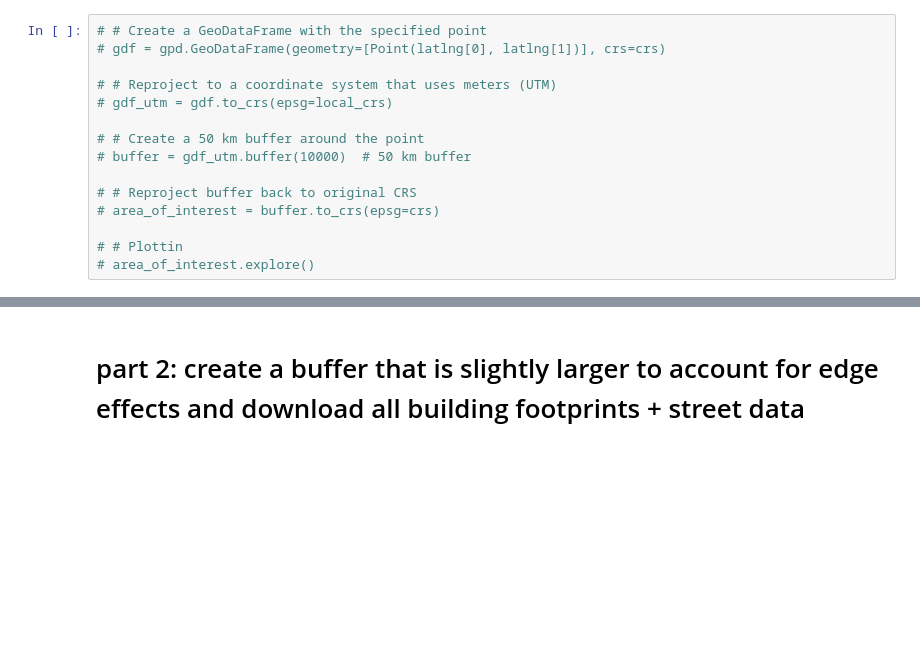
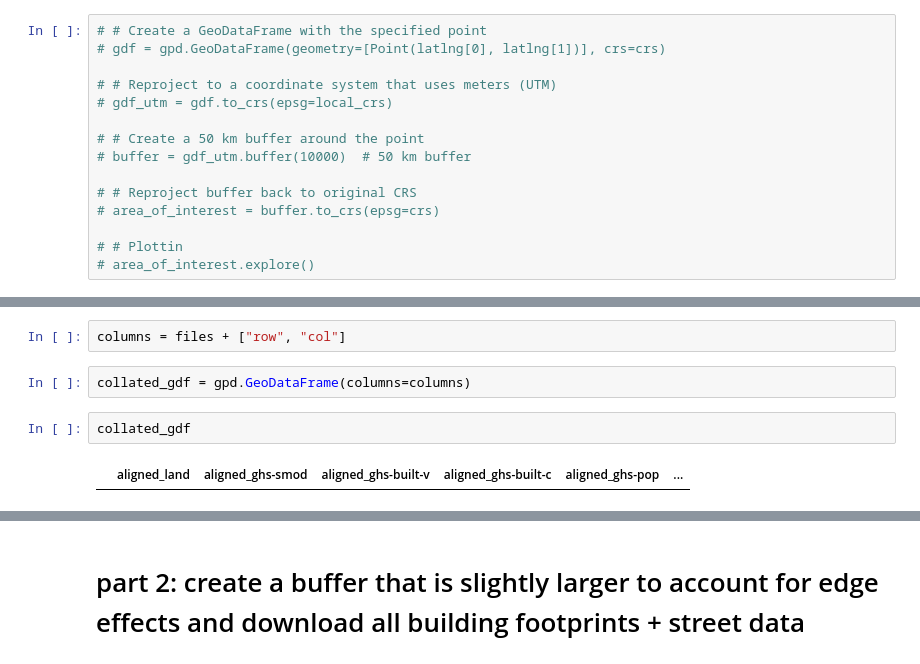
Before and after one commit to virgilxw/Morphology_model_v1, a Jupyter notebook: 1_downloading_data.ipynb, the cells around one changed output, grey strips where cells are left out. Cells and saved outputs as stored; diff of their text form; blank space fills up the shorter version.

```diff
--- a/1_downloading_data.ipynb
+++ b/1_downloading_data.ipynb
@@ -163,0 +147,8 @@ with rasterio.Env():
+# %%
+columns = files + ["row", "col"]
+# %%
+collated_gdf = gpd.GeoDataFrame(columns=columns)
+# %%
+collated_gdf
+# %% [output]
+|  | aligned_land | aligned_ghs-smod | aligned_ghs-built-v | aligned_ghs-built-c | aligned_ghs-pop | ... |
```
Also changed, not shown: parts of 26 cells of this notebook, 22 other files.
